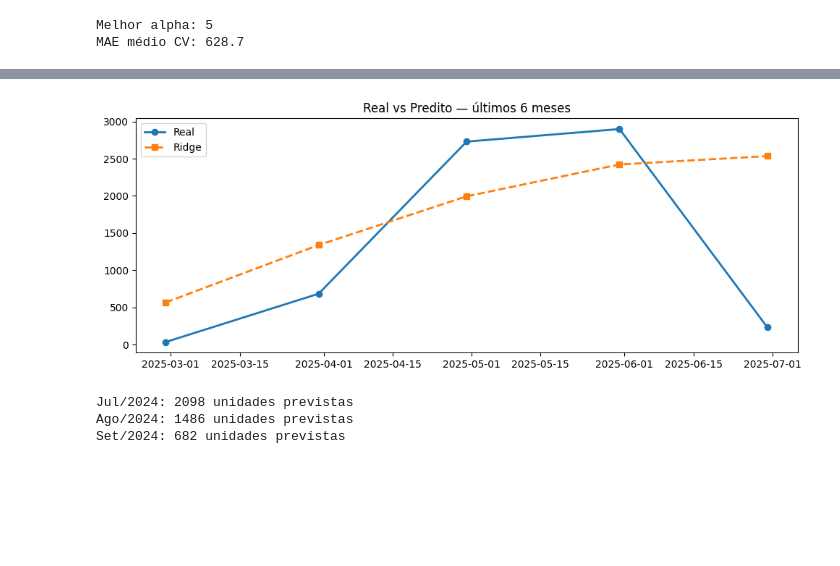
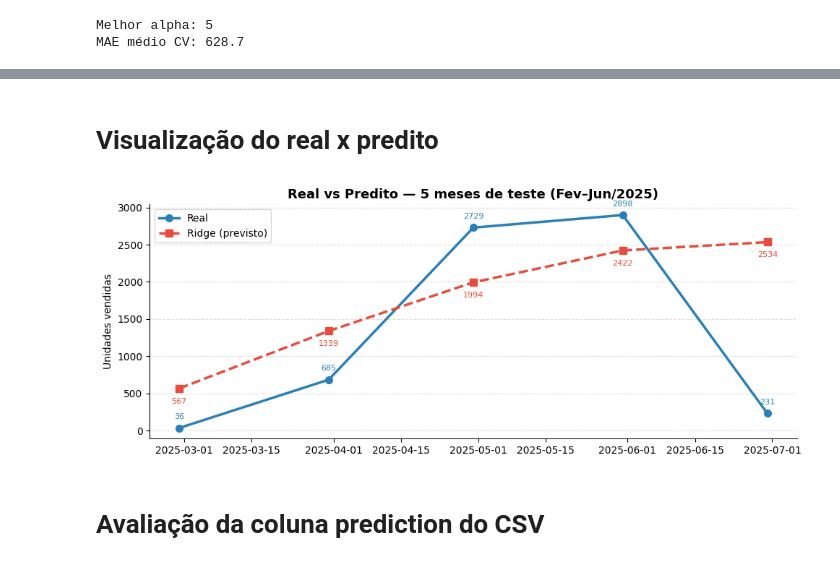
Before and after one commit to Gabriel-Colling/Processo_Seletivo-Aidron, a Jupyter notebook: predicao_teste.ipynb, the cells around one changed output, grey strips where cells are left out. Cells and saved outputs as stored; diff of their text form; code cells hidden in the pictures; blank space fills up the shorter version.

Commit message:
Adicionando títulos para os blocos e mais gráficos

```diff
--- a/predicao_teste.ipynb
+++ b/predicao_teste.ipynb
@@ -10,22 +17,10 @@ from sklearn.metrics import (mean_absolute_error, mean_squared_error, r2_score)
 # %%
-df = pd.read_csv("dados_analise_process_seletivo (1).csv")
+df = pd.read_csv("dados_analise_processo_seletivo_aidron.csv")
 
 # converte o period para datetime
 df["period"] = pd.to_datetime(df["period"])
 
 # ordena as datas
 df = df.sort_values('period').reset_index(drop=True)
-
-# features de tempo
-df['month'] = df['period'].dt.month
-df['year'] = df['period'].dt.year
-
-# sazonalidade cíclica
-df['month_sin'] = np.sin(2 * np.pi * df['month'] / 12)
-df['month_cos'] = np.cos(2 * np.pi * df['month'] / 12)
-
-# tendência linear
-df['t'] = np.arange(len(df))
-
-print(df[['period','month_sin','month_cos','t']].head(3))
+print(f"Total de registros: {len(df)}")
 # %% [output]
@@ -137,34 +232,23 @@ dtype: float64
+# %% [markdown]
+# Visualização do real x predito
 # %%
-# Gráfico: real vs predito
 datas_teste = df['period'].iloc[-n_test:]
 
-plt.figure(figsize=(10, 4))
-plt.plot(datas_teste, y_test.values, 'o-', label='Real', lw=2)
-plt.plot(datas_teste, pred, 's--', label='Ridge', lw=2)
-plt.title('Real vs Predito — últimos 6 meses')
-plt.legend()
+fig, ax = plt.subplots(figsize=(10, 4))
+ax.plot(datas_teste, y_test.values, 'o-', color='#2980B9', lw=2.5, label='Real', markersize=7)
+ax.plot(datas_teste, pred, 's--', color='#E74C3C', lw=2.5, label='Ridge (previsto)', markersize=7)
+for d, r, p in zip(datas_teste, y_test.values, pred):
+    ax.annotate(f'{int(r)}', (d, r), textcoords='offset points', xytext=(0, 9), ha='center', fontsize=8, color='#2980B9')
+    ax.annotate(f'{int(p)}', (d, p), textcoords='offset points', xytext=(0, -15), ha='center', fontsize=8, color='#E74C3C')
+ax.set_title('Real vs Predito — 5 meses de teste (Fev–Jun/2025)', fontsize=13, fontweight='bold')
+ax.legend(fontsize=10)
+ax.set_ylabel('Unidades vendidas')
+ax.spines['top'].set_visible(False)
+ax.spines['right'].set_visible(False)
+ax.grid(axis='y', linestyle='--', alpha=0.4)
 plt.tight_layout()
 plt.show()
-
-# Predizer meses futuros
-ultimo_t = len(df)  # continua a sequência de tendência
-
-futuro = pd.DataFrame({
-    'price':     [92.0, 95.0, 88.0],
-    'margem':    [0.58, 0.60, 0.62],
-    'month_sin': [np.sin(2*np.pi*m/12) for m in [7, 8, 9]],
-    'month_cos': [np.cos(2*np.pi*m/12) for m in [7, 8, 9]],
-    't':         [ultimo_t, ultimo_t+1, ultimo_t+2]
-})
-
-futuro_sc = scaler.transform(futuro)
-preds_futuros = np.maximum(model.predict(futuro_sc), 0)
-
-meses = ['Jul/2024', 'Ago/2024', 'Set/2024']
-for mes, val in zip(meses, preds_futuros):
-    print(f"{mes}: {val:.0f} unidades previstas")
 # %% [output]
-[figure, old version]
+[figure, new version]
-Jul/2024: 2098 unidades previstas
-Ago/2024: 1486 unidades previstas
-Set/2024: 682 unidades previstas
+# %% [markdown]
+# Avaliação da coluna prediction do CSV
```
Also changed, not shown: parts of 22 cells of this notebook, 1 other file.
